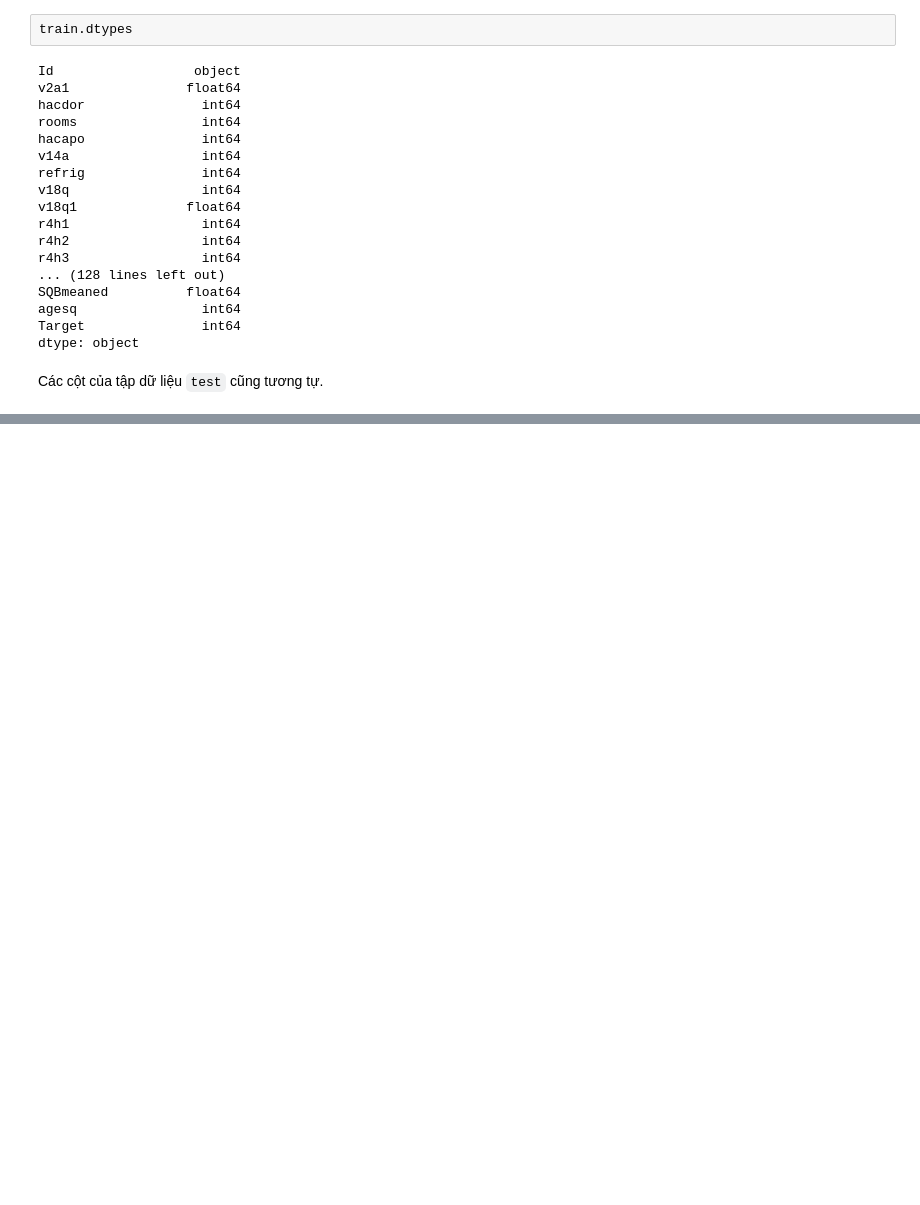
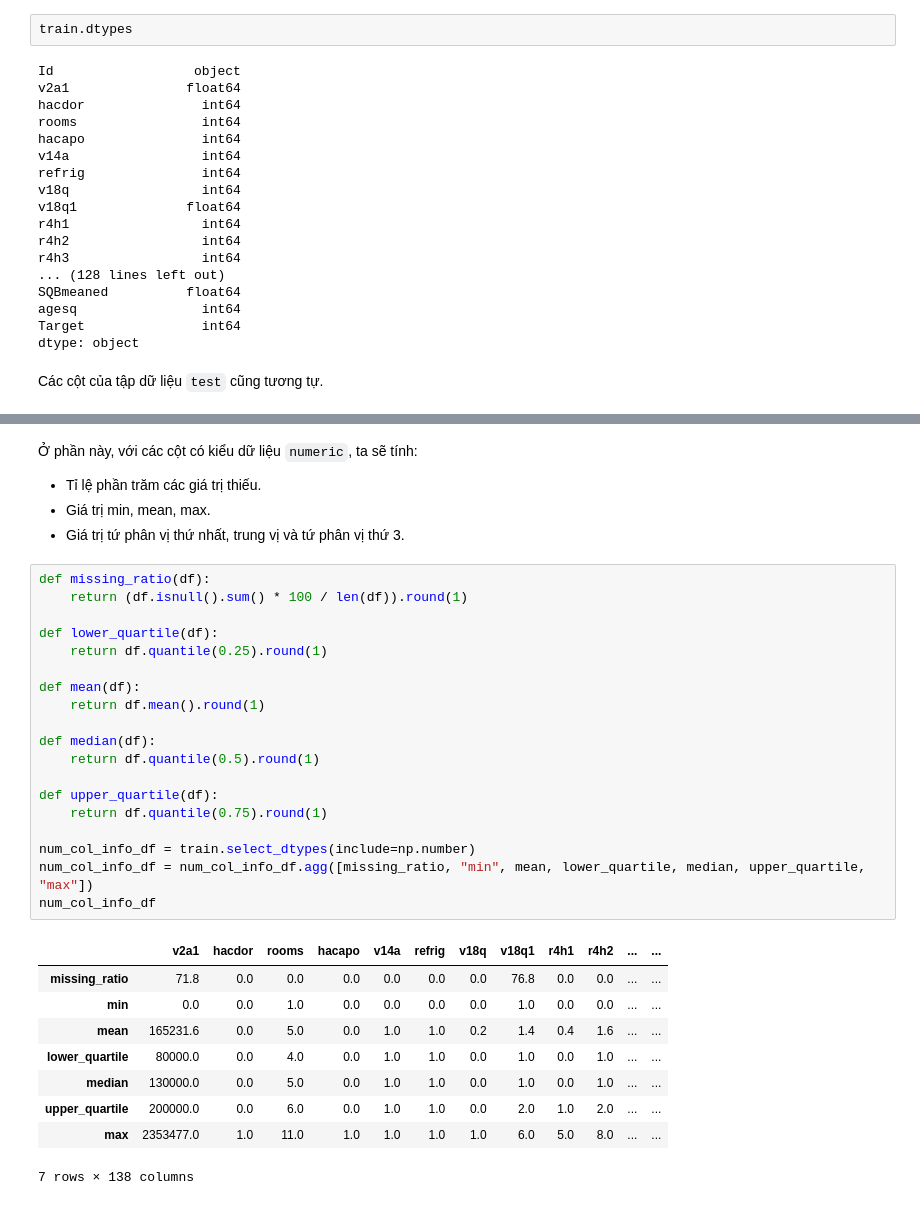
Before and after one commit to iam-Dylan/costa-rican-household, a Jupyter notebook: source/preprocessing.ipynb, the cells around one changed output, grey strips where cells are left out. Cells and saved outputs as stored; diff of their text form; blank space fills up the shorter version.

```diff
--- a/source/eda.ipynb
+++ b/source/preprocessing.ipynb
@@ -138,0 +165,34 @@ train.describe()
+# %% [markdown]
+Ở phần này, với các cột có kiểu dữ liệu `numeric`, ta sẽ tính:
++ Tỉ lệ phần trăm các giá trị thiếu.
++ Giá trị min, mean, max.
++ Giá trị tứ phân vị thứ nhất, trung vị và tứ phân vị thứ 3.
+# %%
+def missing_ratio(df):
+    return (df.isnull().sum() * 100 / len(df)).round(1)
+
+def lower_quartile(df):
+    return df.quantile(0.25).round(1)
+
+def mean(df):
+    return df.mean().round(1)
+
+def median(df):
+    return df.quantile(0.5).round(1)
+
+def upper_quartile(df):
+    return df.quantile(0.75).round(1)
+
+num_col_info_df = train.select_dtypes(include=np.number)
+num_col_info_df = num_col_info_df.agg([missing_ratio, "min", mean, lower_quartile, median, upper_quartile, "max"])
+num_col_info_df
+# %% [output]
+|  | v2a1 | hacdor | rooms | hacapo | v14a | refrig | v18q | v18q1 | r4h1 | r4h2 | ... | ... |
+| missing_ratio | 71.8 | 0.0 | 0.0 | 0.0 | 0.0 | 0.0 | 0.0 | 76.8 | 0.0 | 0.0 | ... | ... |
+| min | 0.0 | 0.0 | 1.0 | 0.0 | 0.0 | 0.0 | 0.0 | 1.0 | 0.0 | 0.0 | ... | ... |
+| mean | 165231.6 | 0.0 | 5.0 | 0.0 | 1.0 | 1.0 | 0.2 | 1.4 | 0.4 | 1.6 | ... | ... |
+| lower_quartile | 80000.0 | 0.0 | 4.0 | 0.0 | 1.0 | 1.0 | 0.0 | 1.0 | 0.0 | 1.0 | ... | ... |
+| median | 130000.0 | 0.0 | 5.0 | 0.0 | 1.0 | 1.0 | 0.0 | 1.0 | 0.0 | 1.0 | ... | ... |
+| upper_quartile | 200000.0 | 0.0 | 6.0 | 0.0 | 1.0 | 1.0 | 0.0 | 2.0 | 1.0 | 2.0 | ... | ... |
+| max | 2353477.0 | 1.0 | 11.0 | 1.0 | 1.0 | 1.0 | 1.0 | 6.0 | 5.0 | 8.0 | ... | ... |
+7 rows × 138 columns
```
Also changed, not shown: parts of 47 cells of this notebook.
